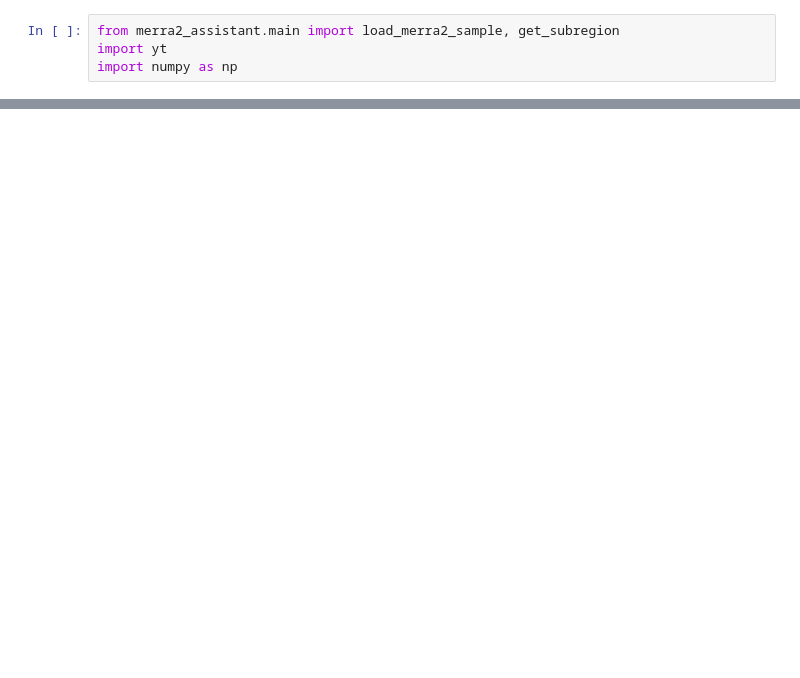
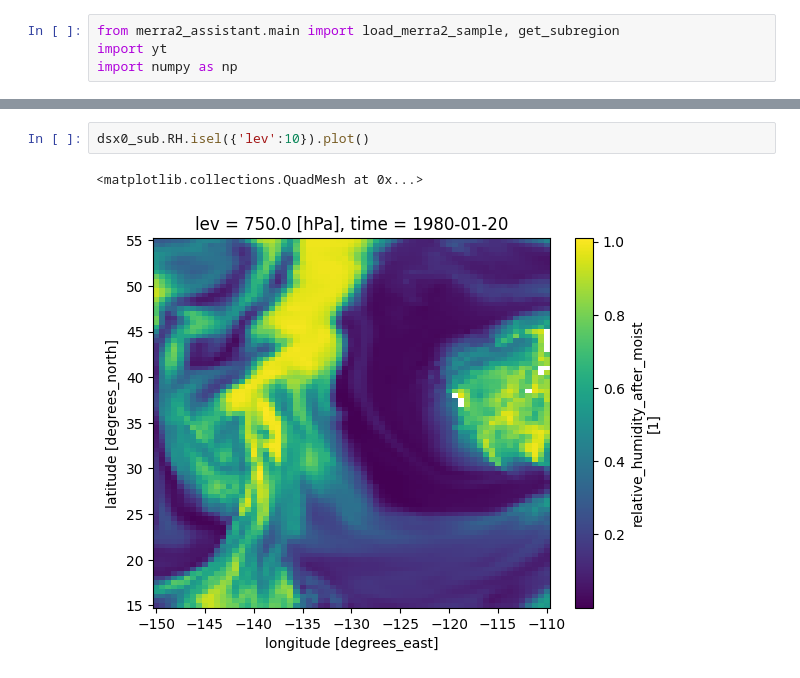
Before and after one commit to data-exp-lab/yt_xarray_NASA_SMD_2024, a Jupyter notebook: code/merra2-embedded-H-interp.ipynb, the cells around one changed output, grey strips where cells are left out. Cells and saved outputs as stored; diff of their text form; blank space fills up the shorter version.

```diff
--- a/code/merra2-embedded-H-interp.ipynb
+++ b/code/merra2-embedded-H-interp.ipynb
@@ -35,0 +41,5 @@ dsx0.T.isel({'lev':33}).plot()
+# %%
+dsx0_sub.RH.isel({'lev':10}).plot()
+# %% [output]
+<matplotlib.collections.QuadMesh at 0x...>
+[figure, added]
```
Also changed, not shown: parts of 25 cells of this notebook, 5 other files.
